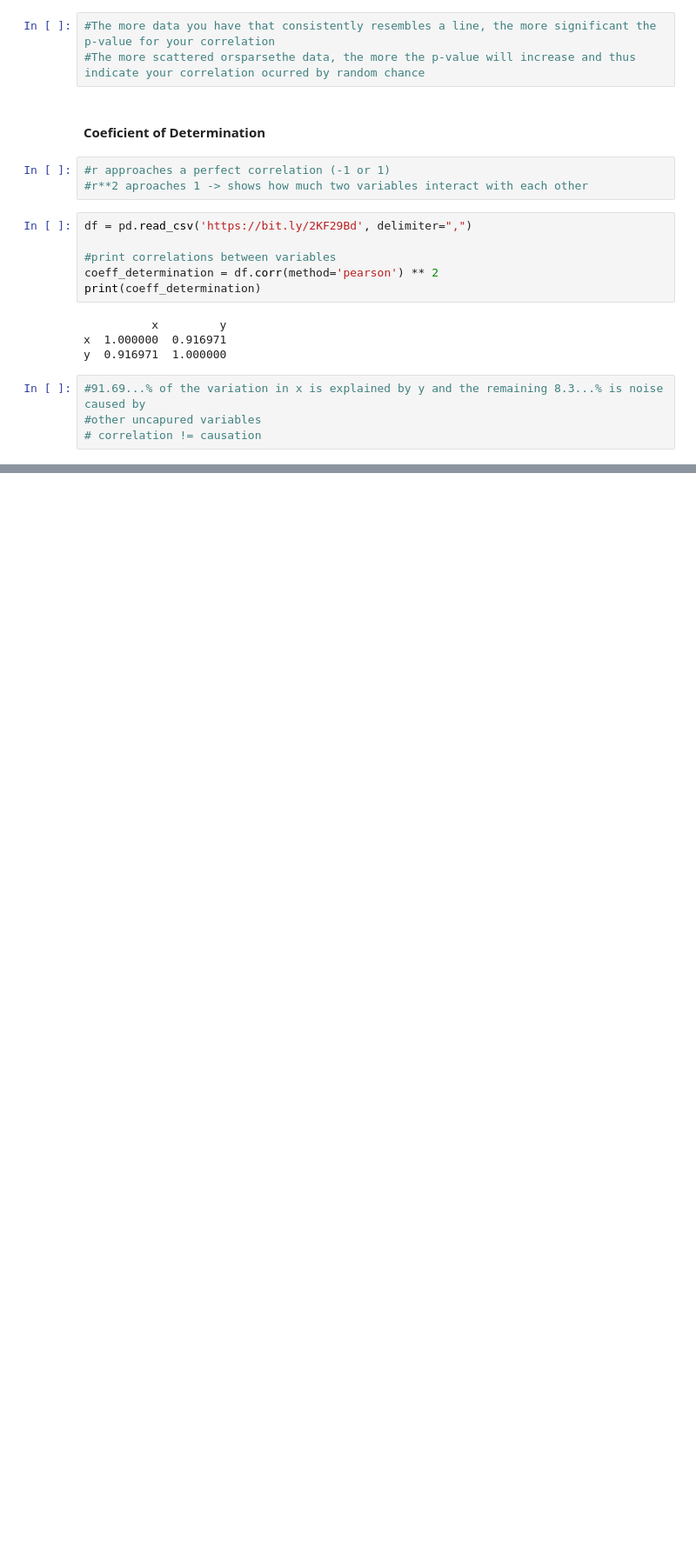
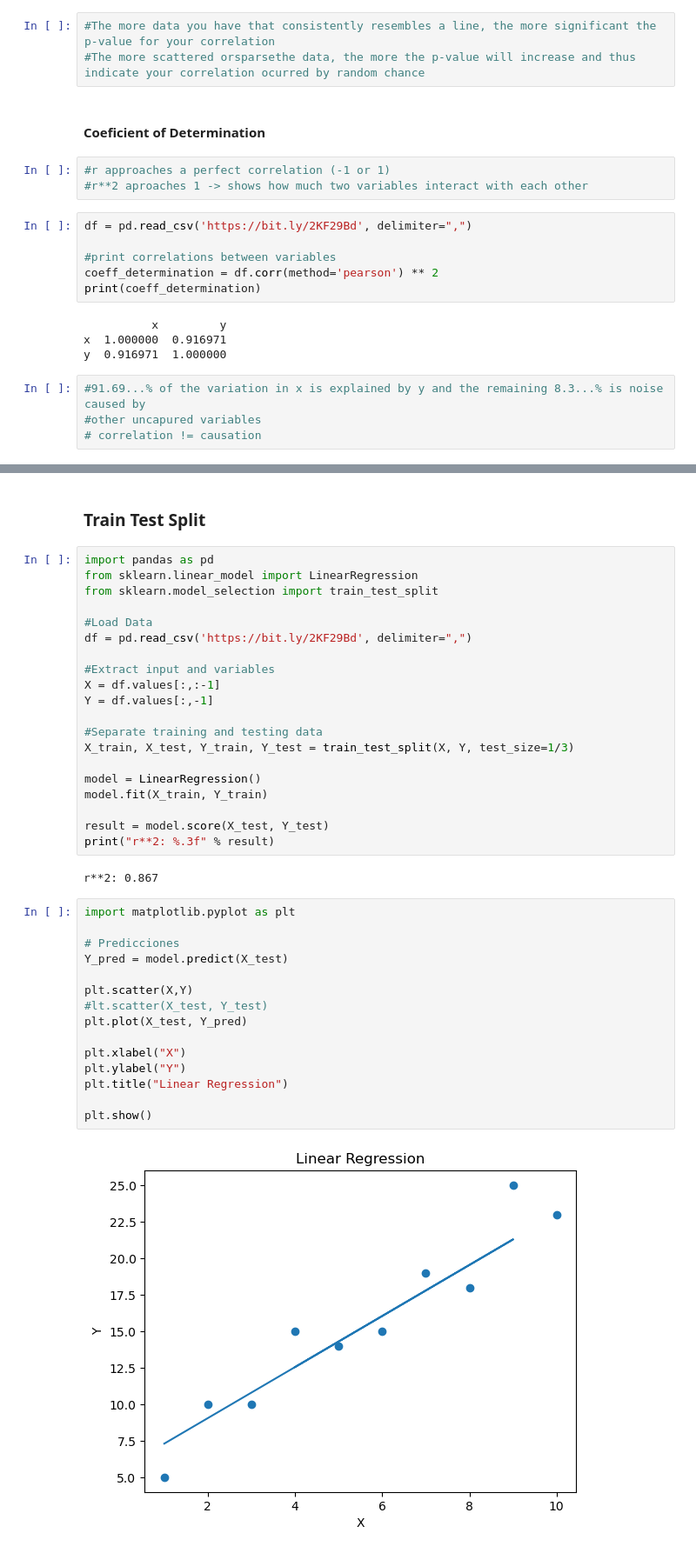
Before and after one commit to PabloPombo/Python_Learning-DS-AI-other_libraries, a Jupyter notebook: OREILLY-Books/Essential_Math_for_Data_Science/5.Linear Regression.ipynb, the cells around one changed output, grey strips where cells are left out. Shown at 87% size. Cells and saved outputs as stored; diff of their text form; blank space fills up the shorter version.

Commit message:
Train Test Split

```diff
--- a/OREILLY-Books/Essential_Math_for_Data_Science/5.Linear Regression.ipynb
+++ b/OREILLY-Books/Essential_Math_for_Data_Science/5.Linear Regression.ipynb
@@ -516,0 +569,41 @@ y  0.916971  1.000000
+# %% [markdown]
+### Train Test Split
+# %%
+import pandas as pd
+from sklearn.linear_model import LinearRegression
+from sklearn.model_selection import train_test_split
+
+#Load Data
+df = pd.read_csv('https://bit.ly/2KF29Bd', delimiter=",")
+
+#Extract input and variables
+X = df.values[:,:-1]
+Y = df.values[:,-1]
+
+#Separate training and testing data
+X_train, X_test, Y_train, Y_test = train_test_split(X, Y, test_size=1/3)
+
+model = LinearRegression()
+model.fit(X_train, Y_train)
+
+result = model.score(X_test, Y_test)
+print("r**2: %.3f" % result)
+# %% [output]
+r**2: 0.867
+# %%
+import matplotlib.pyplot as plt
+
+# Predicciones
+Y_pred = model.predict(X_test)
+
+plt.scatter(X,Y)
+#lt.scatter(X_test, Y_test)
+plt.plot(X_test, Y_pred)
+
+plt.xlabel("X")
+plt.ylabel("Y")
+plt.title("Linear Regression")
+
+plt.show()
+# %% [output]
+[figure, added]
```
Also changed, not shown: parts of 9 cells of this notebook.
